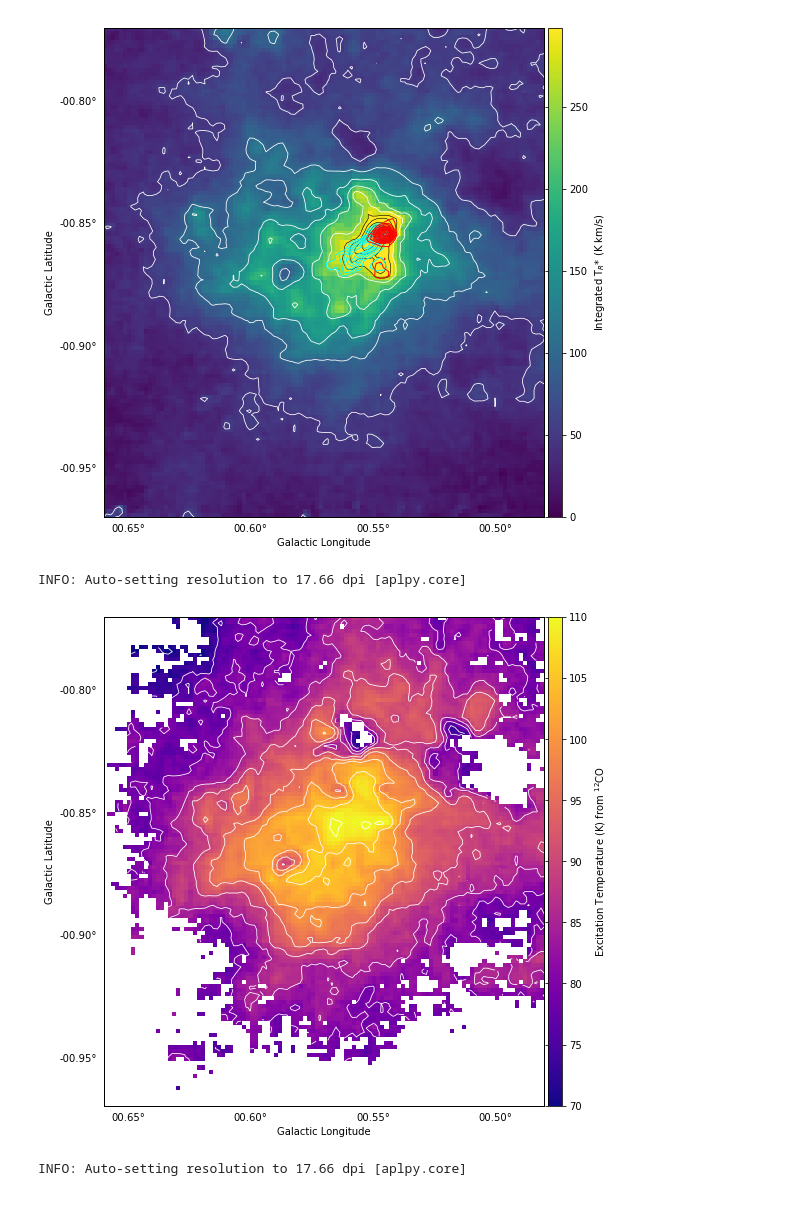
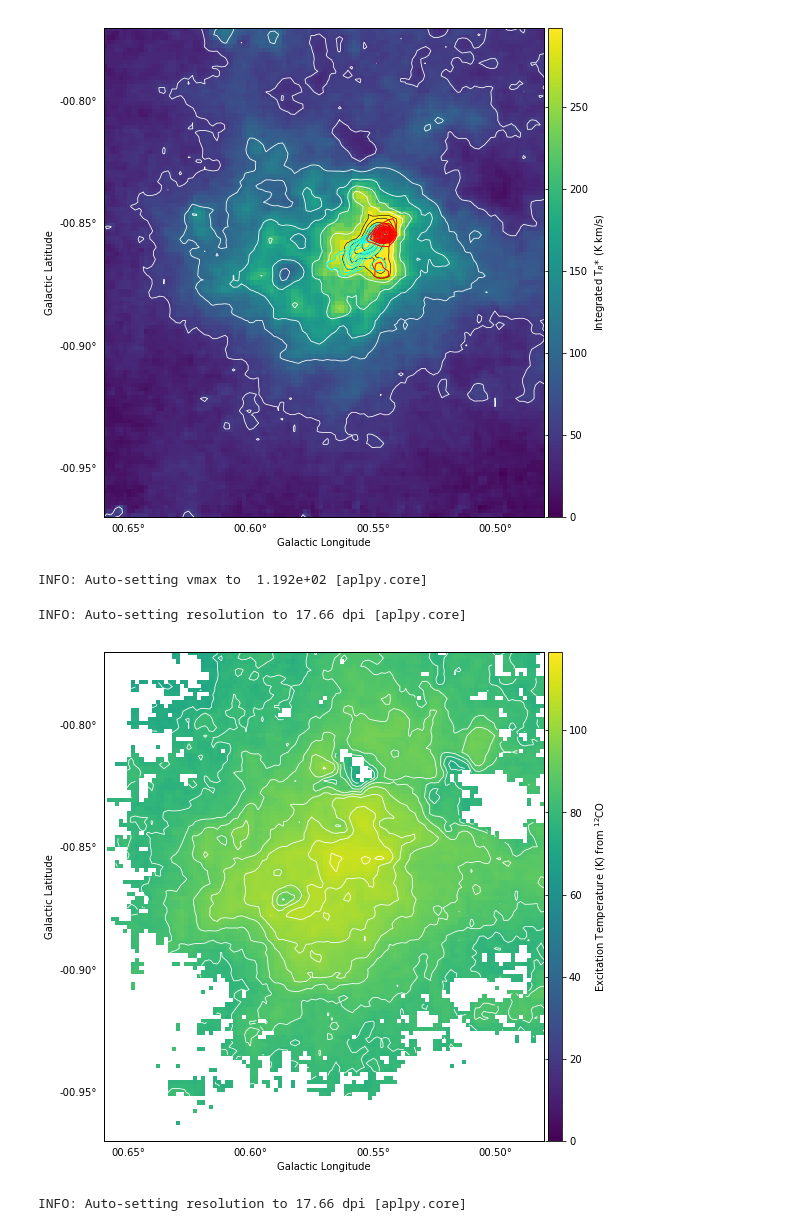
Before and after one commit to parsonsh/eaoTools, a Jupyter notebook: investigating-harp.ipynb, the cells around one changed output. Saved outputs shown, nothing was run; the diff lists cells and outputs as text; code cells hidden in the pictures.

```diff
--- a/investigating-harp.ipynb
+++ b/investigating-harp.ipynb
@@ -95,23 +100,24 @@ INFO: Auto-setting resolution to 17.66 dpi [aplpy.core]
 # %%
 co12_tex = aplpy.FITSFigure(fitsfile_12co_tex)
 
-co12_tex.show_colorscale(vmin=70,vmax=110,cmap='plasma')#cmap='viridis') # stretch='sqrt',vmin=0.0,
+co12_tex.show_colorscale(vmin=0.0, cmap='viridis')#vmin=70,vmax=110,cmap='plasma')#cmap='viridis') #
 co12_tex.add_colorbar()
 co12_tex.colorbar.set_axis_label_text('Excitation Temperature (K) from $^{12}$CO')
 
 # co12_tex.recenter(0.57,-0.87, width=0.18, height=0.20)
 co12_tex.recenter(position_Jelly.l.deg,position_Jelly.b.deg, width=0.18, height=0.20)
 
 co12_tex.show_contour(fitsfile_12co_tex, levels=[70,75,80,85,90,95,100,105,110,115,120], colors='white', linewidths=0.8)
 
 co12_tex.tick_labels.set_xformat('ddd.dd')
 co12_tex.tick_labels.set_yformat('ddd.dd')
 
 co12_tex.savefig('/Users/hparsons/Documents/EAO/Research/JellyFish/images/Jellyfish-12co-tex-contours.pdf')
 co12_tex.savefig('/Users/hparsons/Documents/EAO/Research/JellyFish/images/Jellyfish-12co-tex-contours.png')
 # %% [output]
-INFO: Auto-setting resolution to 17.66 dpi [aplpy.core]
+INFO: Auto-setting vmax to  1.192e+02 [aplpy.core]
+INFO: Auto-setting resolution to 17.66 dpi [aplpy.core]
-[figure, old version]
+[figure, new version]
 # %%
 co12_tex = aplpy.FITSFigure(fitsfile_12co_tex)
 
```
Also changed, not shown: parts of 10 cells of this notebook.
